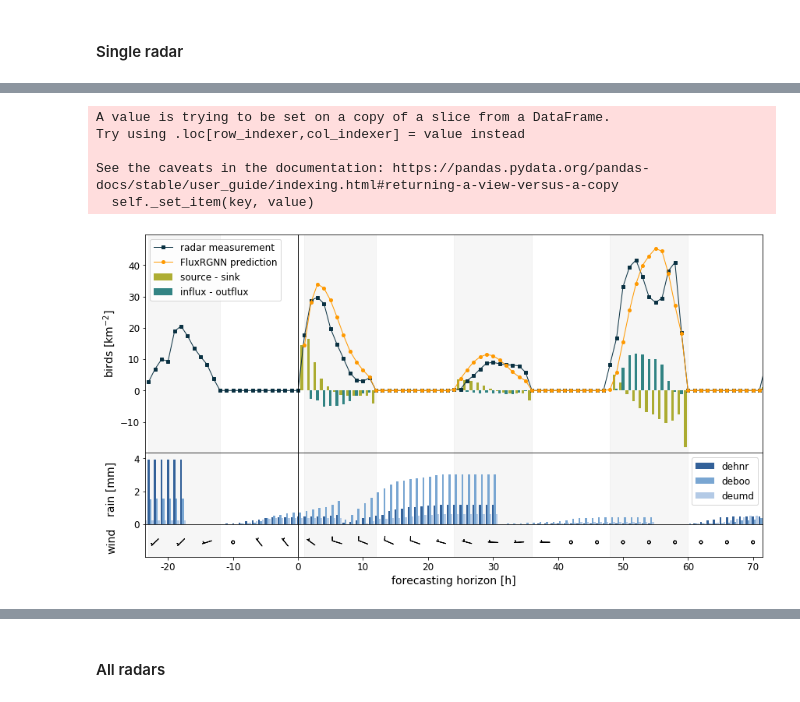
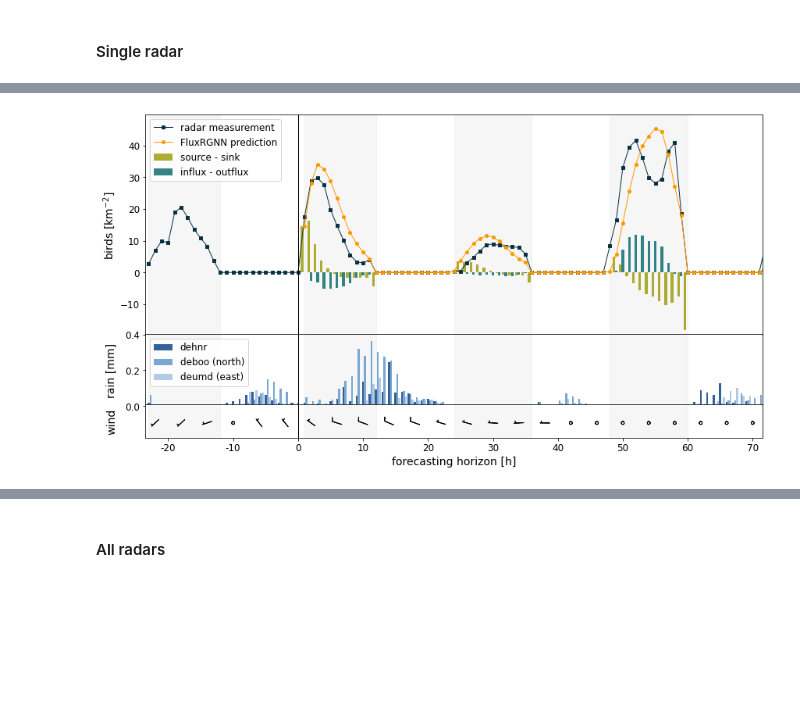
Before and after one commit to FionaLippert/FluxRGNN, a Jupyter notebook: notebooks/radar_case_study.ipynb, the cells around one changed output, grey strips where cells are left out. Saved outputs shown, nothing was run; the diff lists cells and outputs as text; code cells hidden in the pictures; blank space fills up the shorter version.

Commit message:
adjust plots

```diff
--- a/notebooks/radar_case_study.ipynb
+++ b/notebooks/radar_case_study.ipynb
@@ -188,11 +189,10 @@ c_countries = 'lightgray'
 # %% [markdown]
 ### ***Define file paths***
 # %%
-home = osp.expanduser("~")
-base_dir = osp.join(home, 'FluxRGNN')
+base_dir = osp.dirname(os.getcwd())
 
 result_dir = osp.join(base_dir, 'results', 'radar')
-output_dir = osp.join(base_dir, 'data', 'plots', 'final')
+output_dir = osp.join(base_dir, 'data', 'plots', 'test')
 os.makedirs(output_dir, exist_ok=True)
 shape_dir = osp.join(base_dir, 'data', 'shapes')
 prep_dir = osp.join(base_dir, 'data', 'preprocessed',
@@ -324,7 +324,7 @@ if not trial in range(1,6):
             else:
                 G_new.add_edge(j, i, flux=f_ji)
 else:
-    G_new = nx.read_gpickle(osp.join(model_dir, 'FluxRGNN', 'test_2017', 'final',
+    G_new = nx.read_gpickle(osp.join(result_dir, 'FluxRGNN', 'test_2017', 'final',
                         'performance_evaluation_fixedT0', '1-24', f'model_fluxes_{trial}.gpickle'))
 
 ax, max_flux = plot_fluxes(voronoi, G_new, ax, countries, bird_scale=1e-6, max_flux=0.25, extent=extent,
@@ -344,12 +346,13 @@ successfully loaded results for FluxRGNN
 #### Single radar
 # %%
 radar = 'dehnr'
-adj = ['deboo', 'deumd']
+adj = {'deboo': 'deboo (north)',
+       'deumd': 'deumd (east)'}
 
 trial = 2
 seqID = 13
 
-df = r['FluxRGNN'].query(f'radar == "{radar}"& seqID == {seqID} & trial == {trial}')
+df = r['FluxRGNN'].query(f'radar == "{radar}"& seqID == {seqID} & trial == {trial}').copy()
 
 tidx = r['FluxRGNN'].query(f'radar == "{radar}"& seqID == 13').tidx.values
 
@@ -366,15 +369,14 @@ ax[0].plot(df.horizon.values, df.gt_km2.values, marker='s', ms=4, linewidth=1,
 ax[0].plot(df.horizon.values, df.prediction_km2.values, marker='o', ms=4, linewidth=1,
            color='#ff9900', label='FluxRGNN prediction')
 
-df['source_sink'] = (df.source_km2 - df.sink_km2)
-df['net_flux'] = (df.influx_km2 - df.outflux_km2)
+df['source_sink'] = df.apply(lambda row: row.source_km2 - row.sink_km2, axis=1)
+df['net_flux'] = df.apply(lambda row: row.influx_km2 - row.outflux_km2, axis=1)
 
 maxy = max(df['gt_km2'].max(), df['prediction_km2'].max())
 maxy += maxy/10
 miny = min(df['source_sink'].min(), df['net_flux'].min())
 miny += miny/10
 
-df = df.query(f'trial == {trial}')
 xrange1 = np.arange(-24, 72)
 ax[0].bar(xrange1+0.6, df.source_sink.values, width=0.4, alpha=0.8,
           label='source - sink', color='#999900', edgecolor=None)
@@ -416,14 +418,17 @@ c_adj = ['#79a6d2', '#b3cae6']
 width = .9/(len(adj)+1)
 ax[1].bar(xrange1, df_rad.tp_mm.values, width=width, alpha=1, color=c_rad, label=radar)
 
-for i, a in enumerate(adj):
+tp_mm_max = df_rad.tp_mm.max()
+for i, (a, label) in enumerate(adj.items()):
     df_a = features.query(f'radar == "{a}"')
     df_a = df_a[df_a.tidx.isin(tidx)]
     df_a['tp_mm'] = df_a.tp * 1000
+    if df_a.tp_mm.max() > tp_mm_max:
+        tp_mm_max = df_a.tp_mm.max()
 
-    ax[1].bar(xrange1+(1+i)*width, df_a.tp_mm.values, width=width, alpha=1, color=c_adj[i], label=a)
+    ax[1].bar(xrange1+(1+i)*width, df_a.tp_mm.values, width=width, alpha=1, color=c_adj[i], label=label)
 
-ax[1].set(xticks=[], xlabel=None, xlim=(-23.5, 71.5), ylim=(0, max(df_a.tp_mm.max(), df_rad.tp_mm.max())*1.1))
+ax[1].set(xticks=[], xlabel=None, xlim=(-23.5, 71.5), ylim=(0, tp_mm_max * 1.1))
 ax[1].set_ylabel('rain [mm]', fontsize=14)
 ax[1].tick_params(axis='y', which='major', labelsize=12)
 ax[1].legend(fontsize=12)
@@ -451,9 +455,4 @@ successfully loaded results for FluxRGNN
-A value is trying to be set on a copy of a slice from a DataFrame.
-Try using .loc[row_indexer,col_indexer] = value instead
-
-See the caveats in the documentation: https://pandas.pydata.org/pandas-docs/stable/user_guide/indexing.html#returning-a-view-versus-a-copy
-  self._set_item(key, value)
-[figure, old version]
+[figure, new version]
 # %%
 H_start, H_end = 0, 24
 
```
Also changed, not shown: parts of 5 cells of this notebook, 3 other files.
